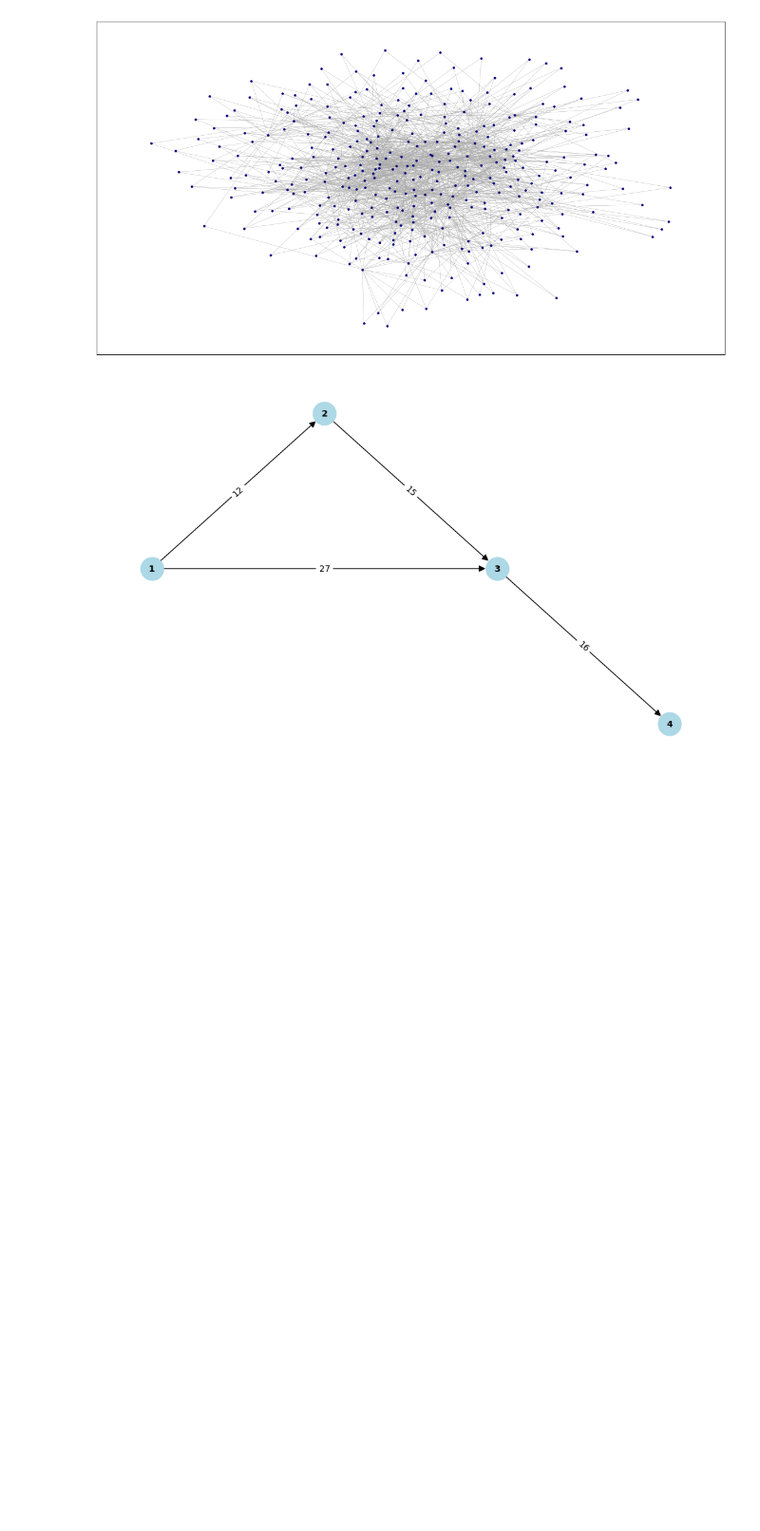
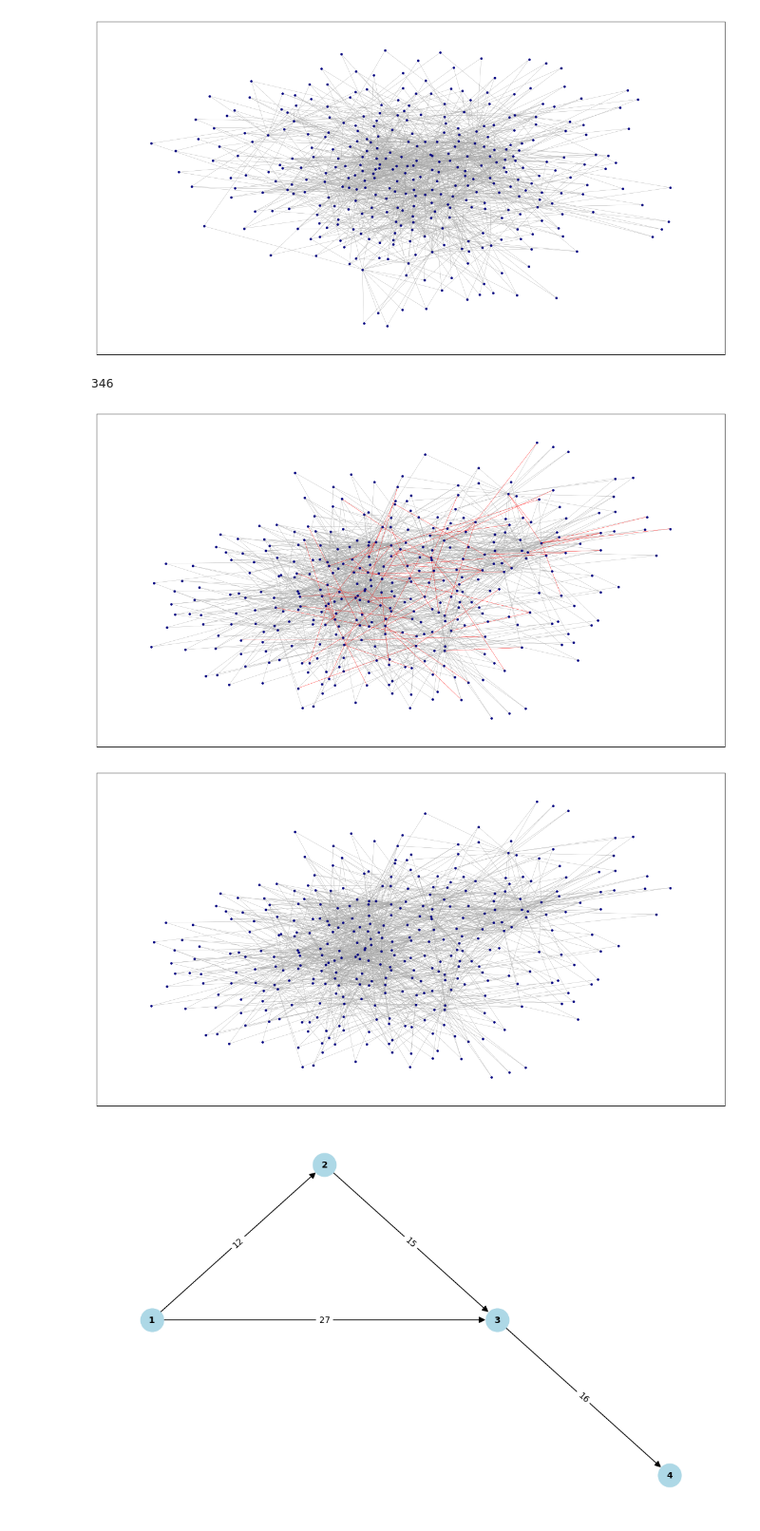
Before and after one commit to cbobowic/BMCM2024, a Jupyter notebook: data_analysis.ipynb, the cells around one changed output. Shown at 95% size. Cells and saved outputs as stored; diff of their text form; code cells hidden in the pictures; blank space fills up the shorter version.

```diff
--- a/data_analysis.ipynb
+++ b/data_analysis.ipynb
@@ -115,6 +107,59 @@ plt.show()
 # %% [output]
 346
 [figure]
+# %%
+import numpy as np
+import networkx as nx
+import matplotlib.pyplot as plt
+
+plt.figure(figsize=(15, 8))  # Width and height in inches
+
+G = nx.Graph()
+
+# Add nodes and edges
+for index, row in all_data.iterrows():
+    G.add_edge(row['Team'], row['Opponent'])
+
+nodes_with_one_connection = [node for node in G.nodes() if G.degree(node) <= 1]
+G.remove_nodes_from(nodes_with_one_connection)
+
+# Define the position of nodes
+pos = nx.spring_layout(G)
+
+# Draw nodes
+nx.draw_networkx_nodes(G, pos, node_size=5, node_color='navy')
+
+print(len(G.nodes))
+
+# Draw edges with labels (weights)
+edges = G.edges(data=True)
+
+# Randomly select 5% of edges
+num_edges = len(edges)
+num_red_edges = int(0.05 * num_edges)
+red_edges = np.random.choice(range(num_edges), size=num_red_edges, replace=False)
+
+# Separate edges into red and default
+red_edges_list = [list(edges)[i] for i in red_edges]
+default_edges_list = [edge for i, edge in enumerate(edges) if i not in red_edges]
+
+# Draw default edges
+nx.draw_networkx_edges(G, pos, edgelist=default_edges_list, width=0.3, edge_color='darkgray')
+
+# Draw red edges
+nx.draw_networkx_edges(G, pos, edgelist=red_edges_list, width=0.3, edge_color='red')
+
+plt.show()
+
+plt.figure(figsize=(15,8))
+nx.draw_networkx_nodes(G, pos, node_size=5, node_color='navy')
+nx.draw_networkx_edges(G, pos, edgelist=edges, width = 0.3, edge_color='darkgray')
+
+plt.show()
+# %% [output]
+346
+[figure, added]
+[figure, added]
 # %%
 plt.figure(figsize=(10,6))
 # Create a directed graph (DAG)
```
Also changed, not shown: parts of 3 cells of this notebook, 3 other files.
